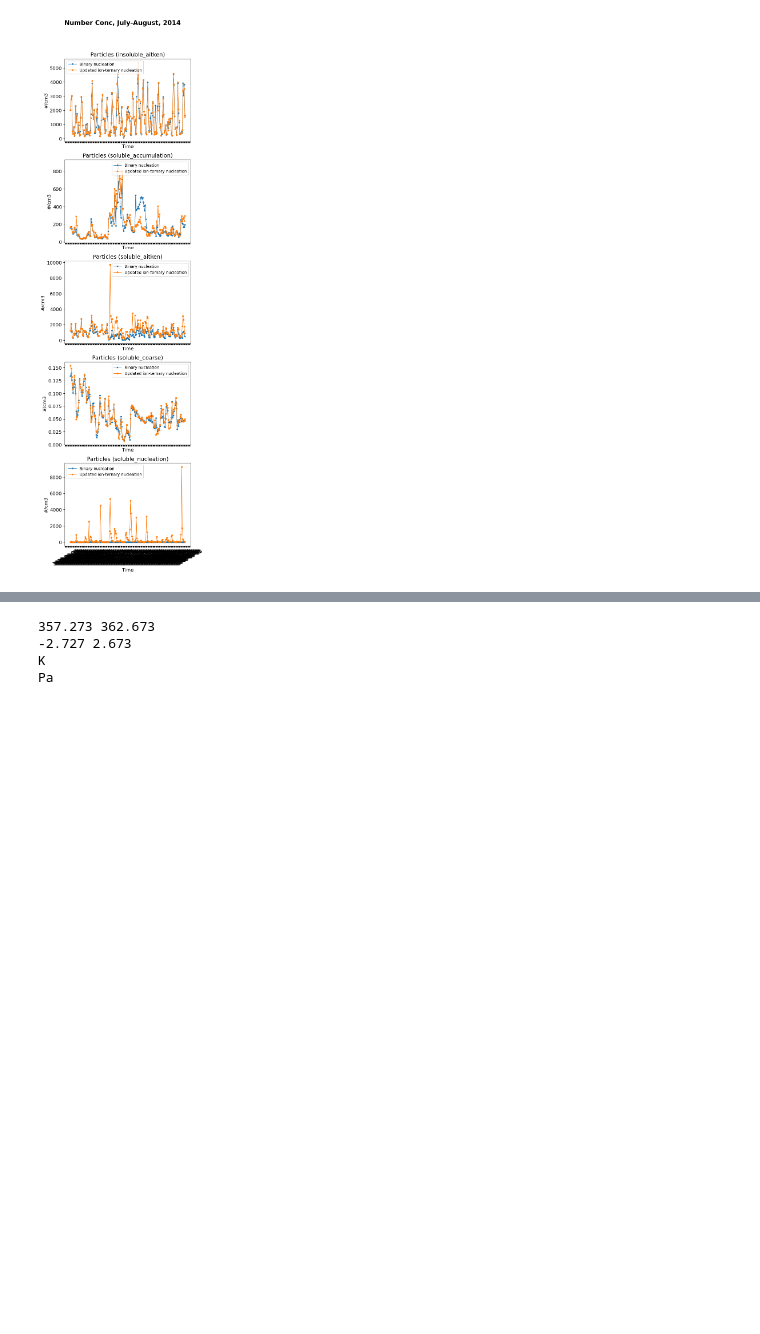
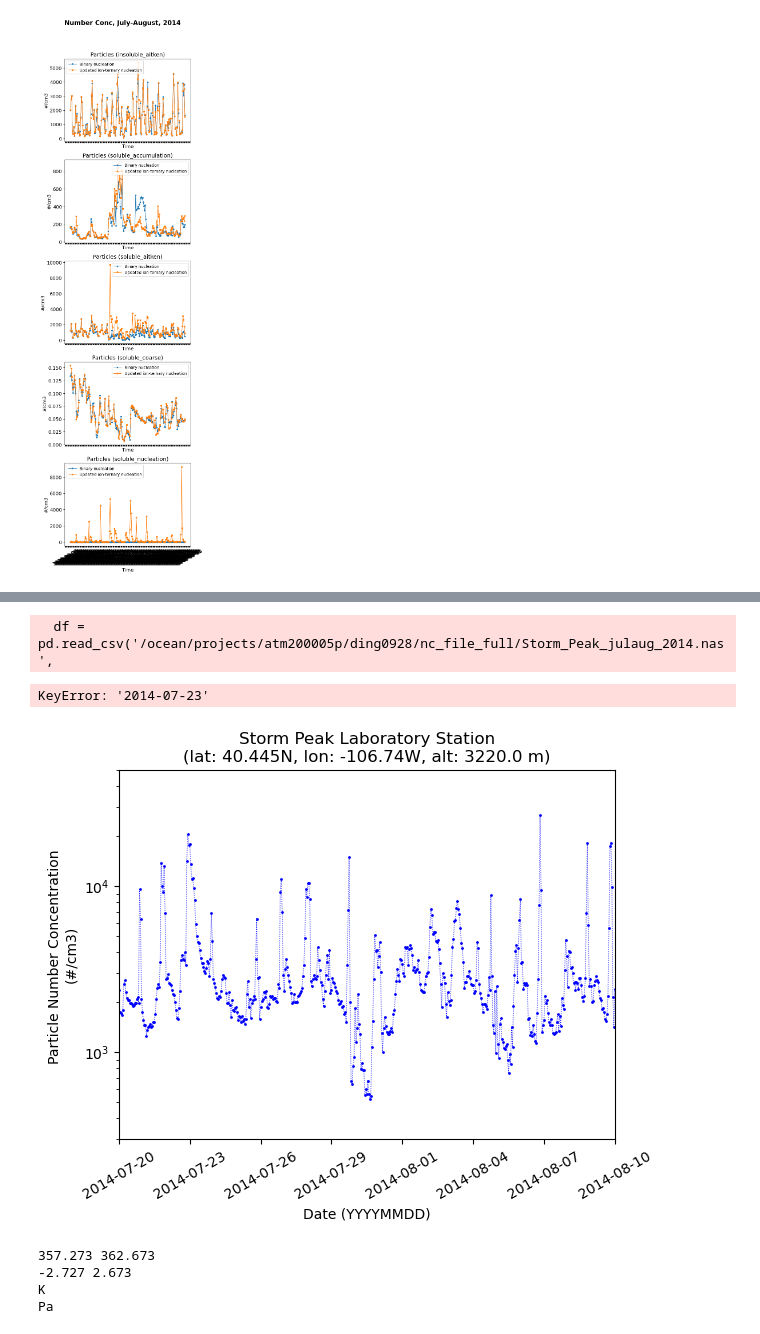
Before and after one commit to Han0928/full_nc_analysis, a Jupyter notebook: time_series_dask_woking.ipynb, the cells around one changed output, grey strips where cells are left out. Drawn from its saved outputs; the diff is of its cells as text; code cells hidden in the pictures; blank space fills up the shorter version.

```diff
--- a/time_series_dask_woking.ipynb
+++ b/time_series_dask_woking.ipynb
@@ -1038,0 +1138,53 @@ plot_data('/ocean/projects/atm200005p/ding0928/nc_file_full/Storm_Peak_julaug_20
+# %%
+import matplotlib.pyplot as plt
+import matplotlib.dates as mdates
+import pandas as pd
+from datetime import datetime
+
+df = pd.read_csv('/ocean/projects/atm200005p/ding0928/nc_file_full/Storm_Peak_julaug_2014.nas',
+                 delim_whitespace=True,
+                 skiprows=74,
+                 error_bad_lines=False)
+ref_date = pd.to_datetime('2014-01-01')     # print(ref_date) #2014-01-01 00:00:00
+df['date'] = ref_date + pd.to_timedelta(df['starttime'], unit='D')
+print(pd.to_timedelta(df['starttime'], unit='D'))
+print('df[date]',df['date'])
+daily_mean = df.groupby(df['date'].dt.date).mean()['particle_number_concentration']
+print('daily_mean',daily_mean)
+
+fig, ax = plt.subplots()
+ax.plot(df['date'], df['particle_number_concentration'], 'bo', markersize=1.0)
+ax.plot(df['date'], df['particle_number_concentration'], ':', color='blue', linewidth=0.5)
+ax.set_xlabel('Date (YYYYMMDD)')
+ax.set_ylabel('Particle Number Concentration \n(#/cm3)')
+ax.set_title('Storm Peak Laboratory Station\n(lat: 40.445N, lon: -106.74W, alt: 3220.0 m)')
+
+locator = mdates.DayLocator(interval=3) #2days
+ax.xaxis.set_major_locator(locator)
+plt.xticks(rotation=30)
+ax.set_yscale('log')
+ax.set_ylim([3e2, 5e4])
+ax.set_xlim(pd.Timestamp('2014-07-20'), pd.Timestamp('2014-08-10'))
+
+top3_dates_str = ['20140723', '20140722', '20140803']
+top3_dates = pd.to_datetime(top3_dates_str)
+
+for date in top3_dates:
+    date_str = date.strftime('%Y-%m-%d')
+    start = pd.Timestamp(date_str)
+    end = start + pd.Timedelta(days=1)
+    print(start, end)
+    start_ordinal = start.to_pydatetime().toordinal()
+    end_ordinal = end.to_pydatetime().toordinal()
+    ax.axvspan(start_ordinal, end_ordinal, alpha=0.2, color='gray')
+    # get the daily mean value for the shaded region
+    daily_mean_val = daily_mean[date_str]
+    print(daily_mean.keys())
+    daily_mean.index = pd.to_datetime(daily_mean.index)
+    # add an arrow showing the daily mean value
+    arrow_x = pd.Timestamp(datetime.strptime(date_str, '%Y-%m-%d')) + pd.Timedelta(days=0.5)
+    arrow_y = daily_mean_val + 1000
+    ax.annotate('{:.2e}'.format(daily_mean_val), xy=(arrow_x, arrow_y), xytext=(arrow_x, arrow_y * 1.5), ha='center', arrowprops=dict(facecolor='black', arrowstyle='->'))
+
+plt.show()
+# %% [output]
@@ -1039,3 +1208,6 @@ plot_data('/ocean/projects/atm200005p/ding0928/nc_file_full/Storm_Peak_julaug_20
+  df = pd.read_csv('/ocean/projects/atm200005p/ding0928/nc_file_full/Storm_Peak_julaug_2014.nas',
+KeyError: '2014-07-23'
+[figure, added]
 # %%
 # %load /ocean/projects/atm200005p/ding0928/script_full_nc/time_series_dask_working.py
 import xarray as xr
```
Also changed, not shown: parts of 6 cells of this notebook, 2 other files.
